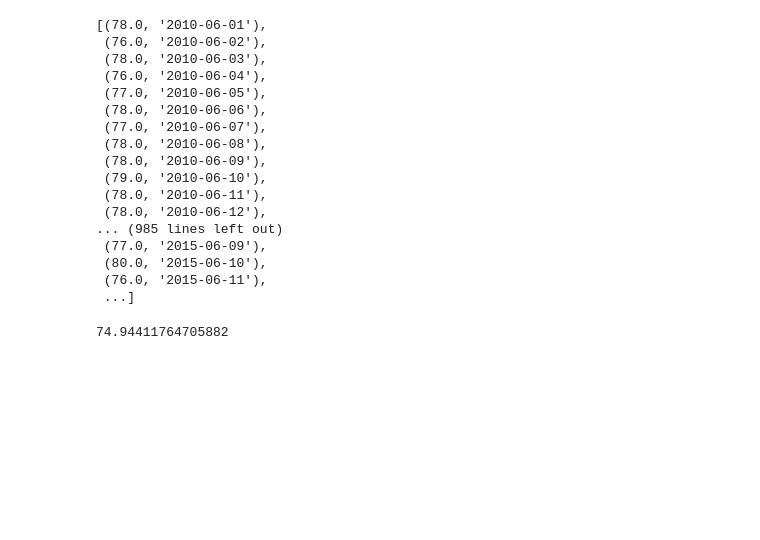
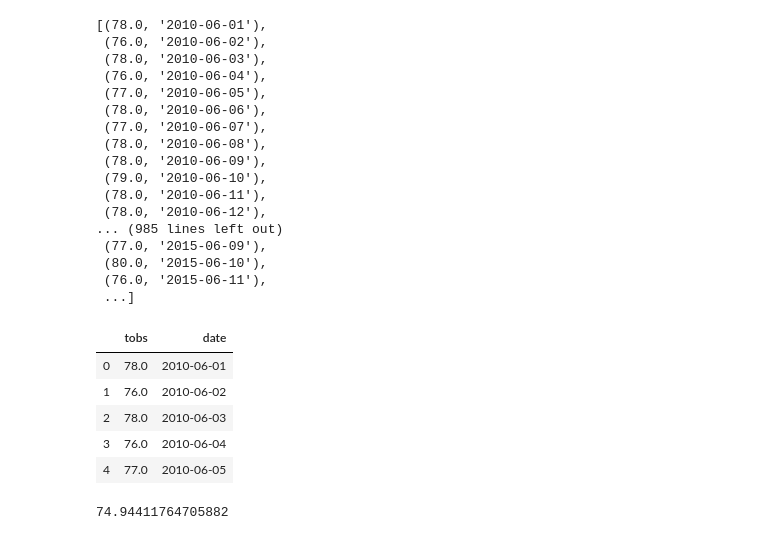
Before and after one commit to VallieTracy/sqlalchemy-challenge, a Jupyter notebook: main.ipynb, the cells around one changed output. Cells and saved outputs as stored; diff of their text form; code cells hidden in the pictures; blank space fills up the shorter version.

Commit message:
have app working, need to close sessions; try testing into dataframe

```diff
--- a/main.ipynb
+++ b/main.ipynb
@@ -477,6 +475,16 @@ testing
  (80.0, '2015-06-10'),
  (76.0, '2015-06-11'),
  ...]
+# %%
+testing = pd.DataFrame(testing, columns=['tobs', 'date'])
+testing.head()
+# %% [output]
+|  | tobs | date |
+| 0 | 78.0 | 2010-06-01 |
+| 1 | 76.0 | 2010-06-02 |
+| 2 | 78.0 | 2010-06-03 |
+| 3 | 76.0 | 2010-06-04 |
+| 4 | 77.0 | 2010-06-05 |
 # %%
 june = "06"
 
```
Also changed, not shown: parts of 3 cells of this notebook, 1 other file.
